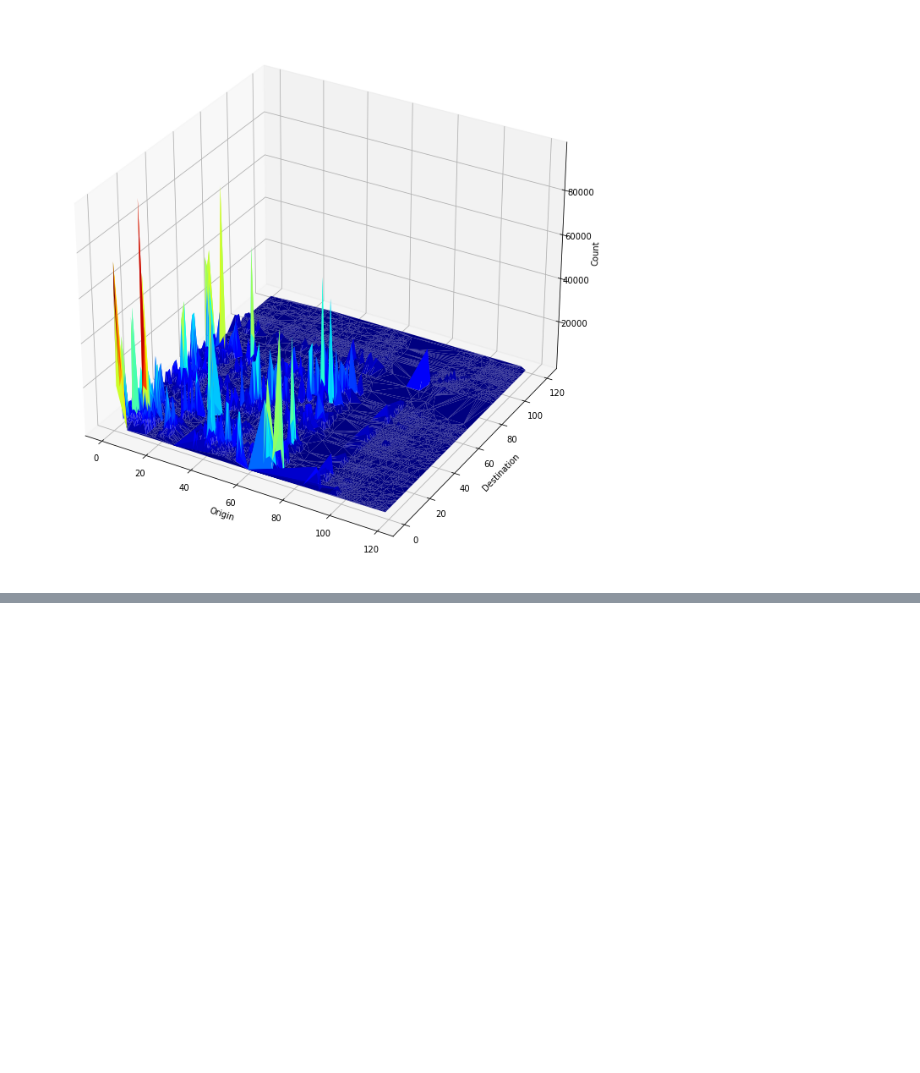
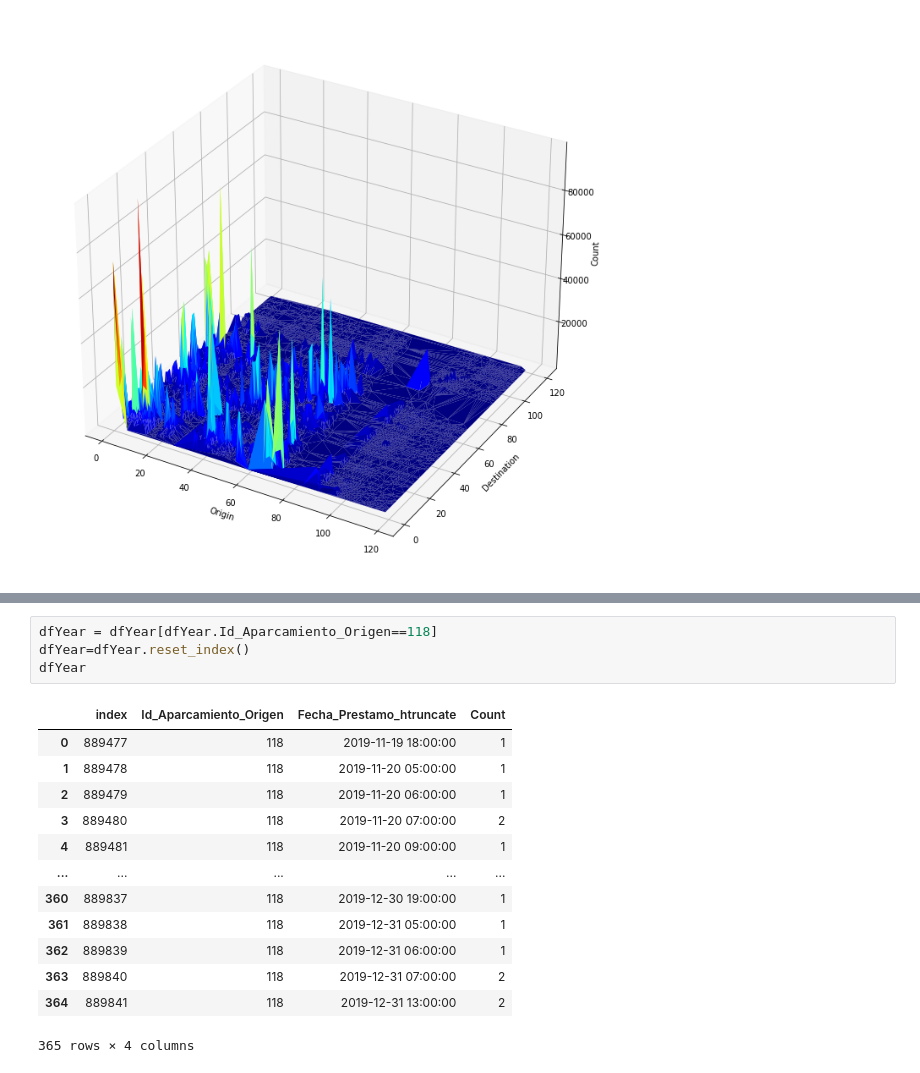
Before and after one commit to anafsa/ChildrenOfJupyter, a Jupyter notebook: Stage-3/EDA-Fabio.ipynb, the cells around one changed output, grey strips where cells are left out. Drawn from its saved outputs; the diff is of its cells as text; blank space fills up the shorter version.

```diff
--- a/Stage-3/EDA-Fabio.ipynb
+++ b/Stage-3/EDA-Fabio.ipynb
@@ -228,0 +314,18 @@ Cadeias de markov ou função matemática: qual é a probabilidade de uma bicicl
+# %%
+dfYear = dfYear[dfYear.Id_Aparcamiento_Origen==118]
+dfYear=dfYear.reset_index()
+dfYear
+# %% [output]
+|  | index | Id_Aparcamiento_Origen | Fecha_Prestamo_htruncate | Count |
+| 0 | 889477 | 118 | 2019-11-19 18:00:00 | 1 |
+| 1 | 889478 | 118 | 2019-11-20 05:00:00 | 1 |
+| 2 | 889479 | 118 | 2019-11-20 06:00:00 | 1 |
+| 3 | 889480 | 118 | 2019-11-20 07:00:00 | 2 |
+| 4 | 889481 | 118 | 2019-11-20 09:00:00 | 1 |
+| ... | ... | ... | ... | ... |
+| 360 | 889837 | 118 | 2019-12-30 19:00:00 | 1 |
+| 361 | 889838 | 118 | 2019-12-31 05:00:00 | 1 |
+| 362 | 889839 | 118 | 2019-12-31 06:00:00 | 1 |
+| 363 | 889840 | 118 | 2019-12-31 07:00:00 | 2 |
+| 364 | 889841 | 118 | 2019-12-31 13:00:00 | 2 |
+365 rows × 4 columns
```
Also changed, not shown: parts of 14 cells of this notebook.
